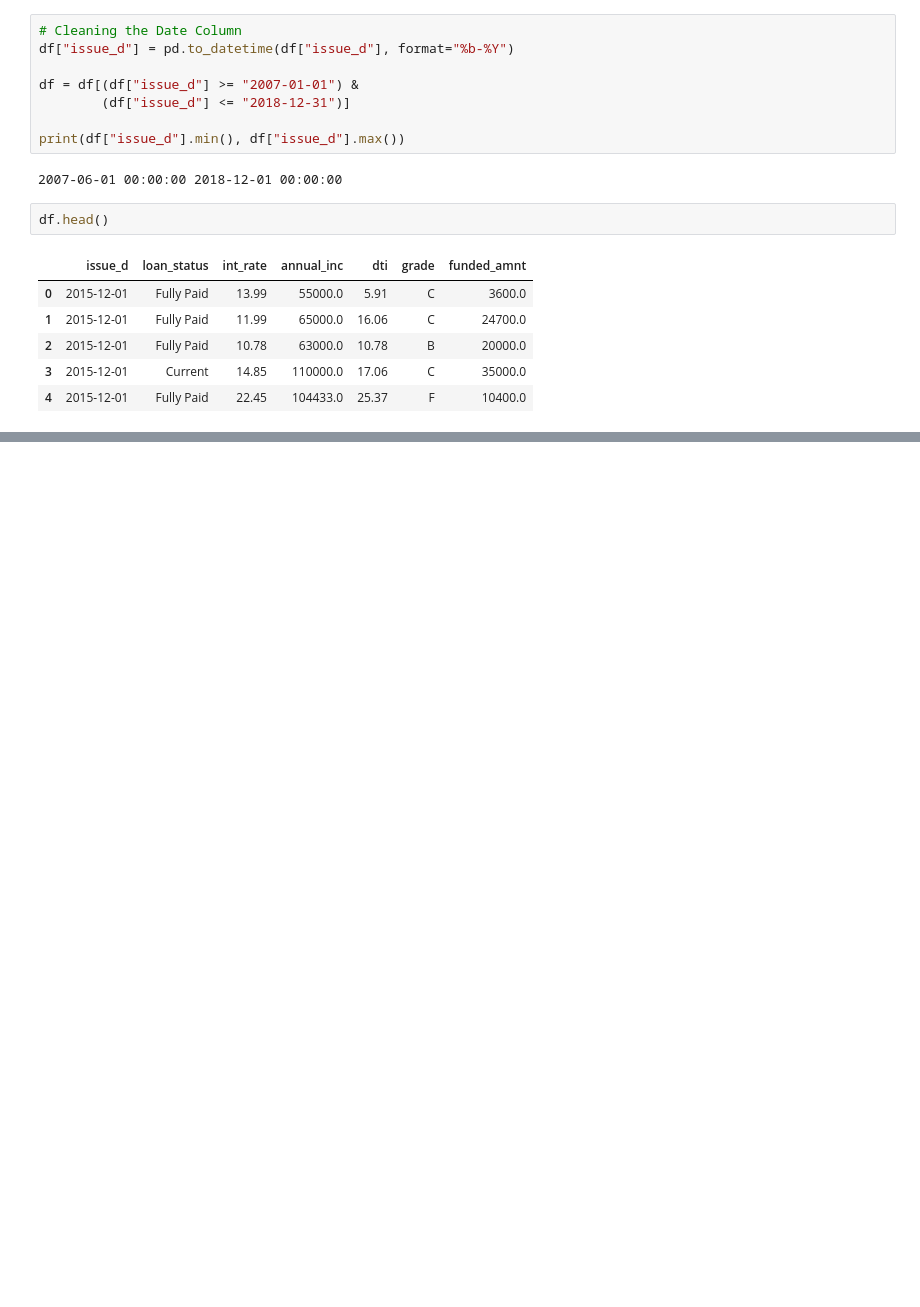
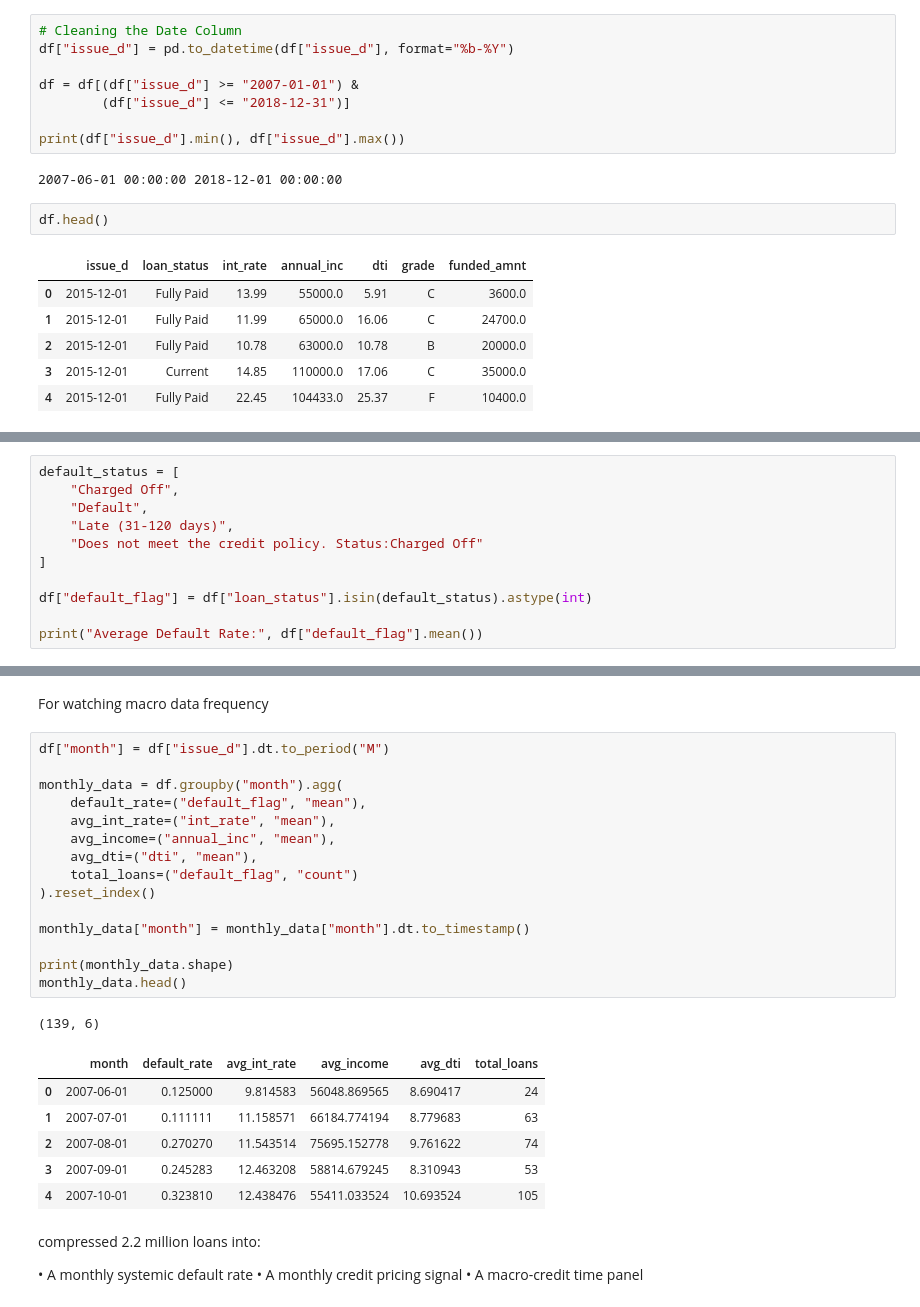
Before and after one commit to ankitc21/finance_causal_rl, a Jupyter notebook: notebooks/02_data_acquisition.ipynb, the cells around one changed output, grey strips where cells are left out. Drawn from its saved outputs; the diff is of its cells as text; blank space fills up the shorter version.

```diff
--- a/notebooks/02_data_acquisition.ipynb
+++ b/notebooks/02_data_acquisition.ipynb
@@ -176,0 +189,11 @@ df.head()
+# %%
+default_status = [
+    "Charged Off",
+    "Default",
+    "Late (31-120 days)",
+    "Does not meet the credit policy. Status:Charged Off"
+]
+
+df["default_flag"] = df["loan_status"].isin(default_status).astype(int)
+
+print("Average Default Rate:", df["default_flag"].mean())
@@ -176,0 +217,31 @@ df.head()
+# %% [markdown]
+For watching macro data frequency
+# %%
+df["month"] = df["issue_d"].dt.to_period("M")
+
+monthly_data = df.groupby("month").agg(
+    default_rate=("default_flag", "mean"),
+    avg_int_rate=("int_rate", "mean"),
+    avg_income=("annual_inc", "mean"),
+    avg_dti=("dti", "mean"),
+    total_loans=("default_flag", "count")
+).reset_index()
+
+monthly_data["month"] = monthly_data["month"].dt.to_timestamp()
+
+print(monthly_data.shape)
+monthly_data.head()
+# %% [output]
+(139, 6)
+|  | month | default_rate | avg_int_rate | avg_income | avg_dti | total_loans |
+| 0 | 2007-06-01 | 0.125000 | 9.814583 | 56048.869565 | 8.690417 | 24 |
+| 1 | 2007-07-01 | 0.111111 | 11.158571 | 66184.774194 | 8.779683 | 63 |
+| 2 | 2007-08-01 | 0.270270 | 11.543514 | 75695.152778 | 9.761622 | 74 |
+| 3 | 2007-09-01 | 0.245283 | 12.463208 | 58814.679245 | 8.310943 | 53 |
+| 4 | 2007-10-01 | 0.323810 | 12.438476 | 55411.033524 | 10.693524 | 105 |
+# %% [markdown]
+compressed 2.2 million loans into:
+
+• A monthly systemic default rate
+• A monthly credit pricing signal
+• A macro-credit time panel
```
Also changed, not shown: parts of 4 cells of this notebook.
